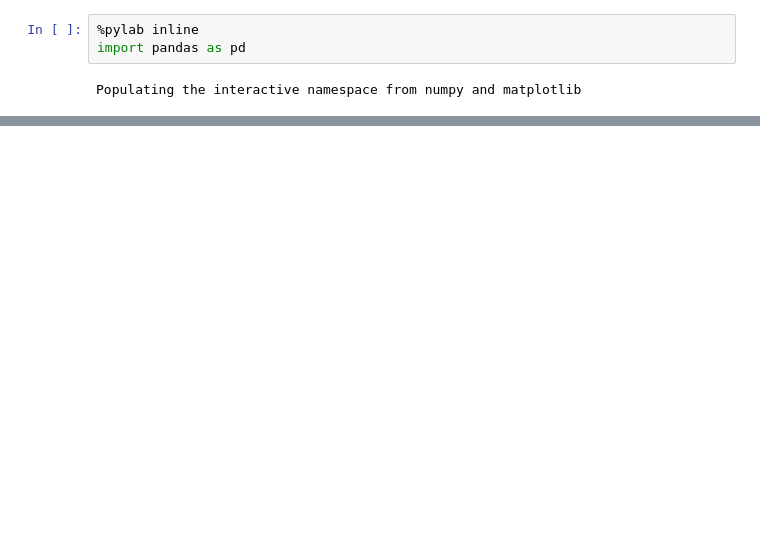
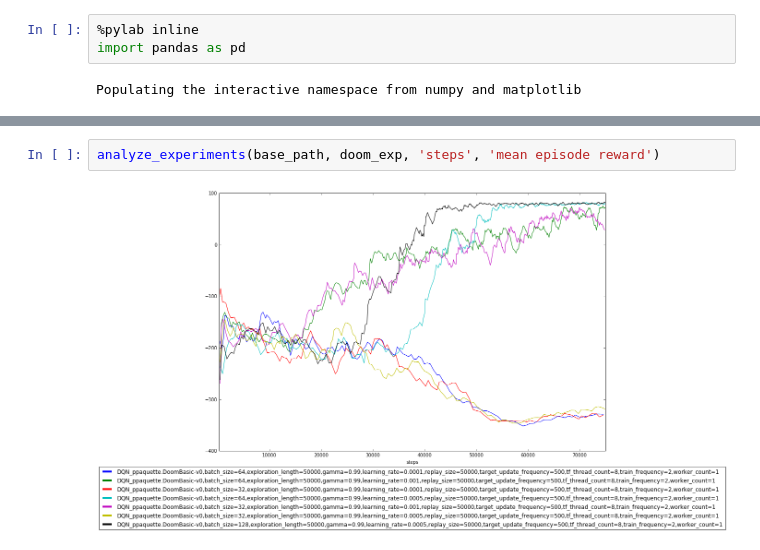
Before and after one commit to akashin/baselines, a Jupyter notebook: Analyze.ipynb, the cells around one changed output, grey strips where cells are left out. Drawn from its saved outputs; the diff is of its cells as text; blank space fills up the shorter version.

```diff
--- a/Analyze.ipynb
+++ b/Analyze.ipynb
@@ -37 +47,5 @@ experiments = [
+# %%
+analyze_experiments(base_path, doom_exp, 'steps', 'mean episode reward')
+# %% [output]
+[figure, added]
 # %%
```
Also changed, not shown: parts of 11 cells of this notebook, 4 other files.
